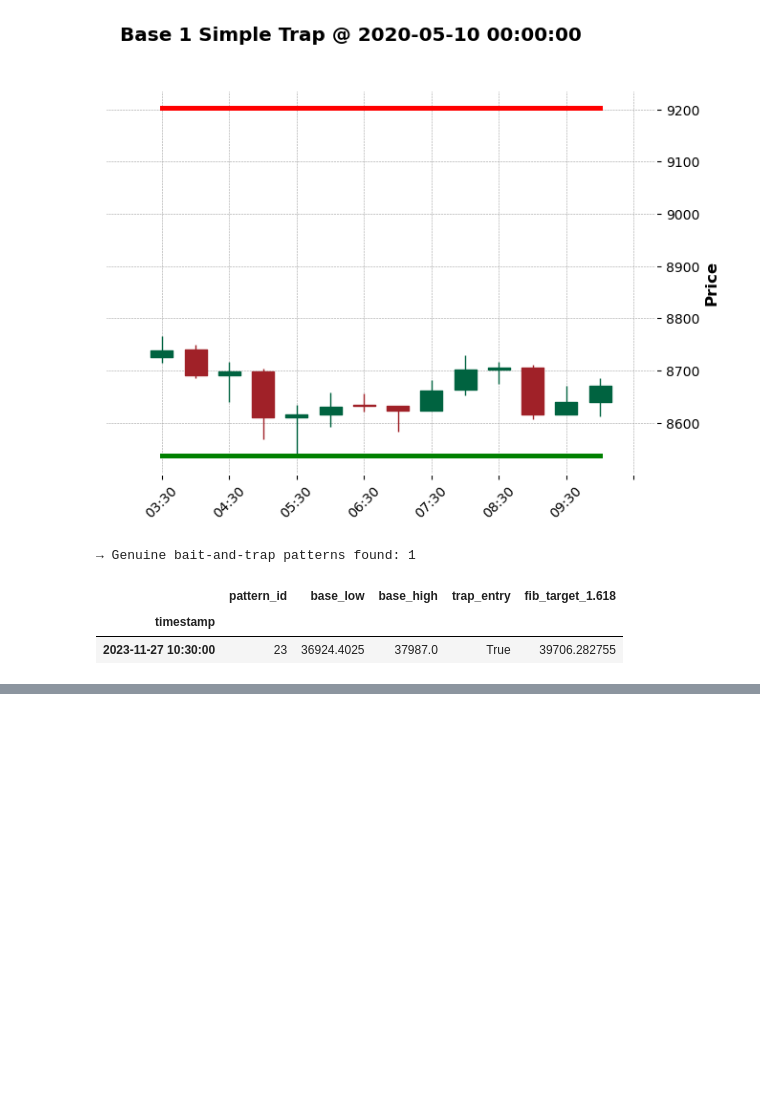
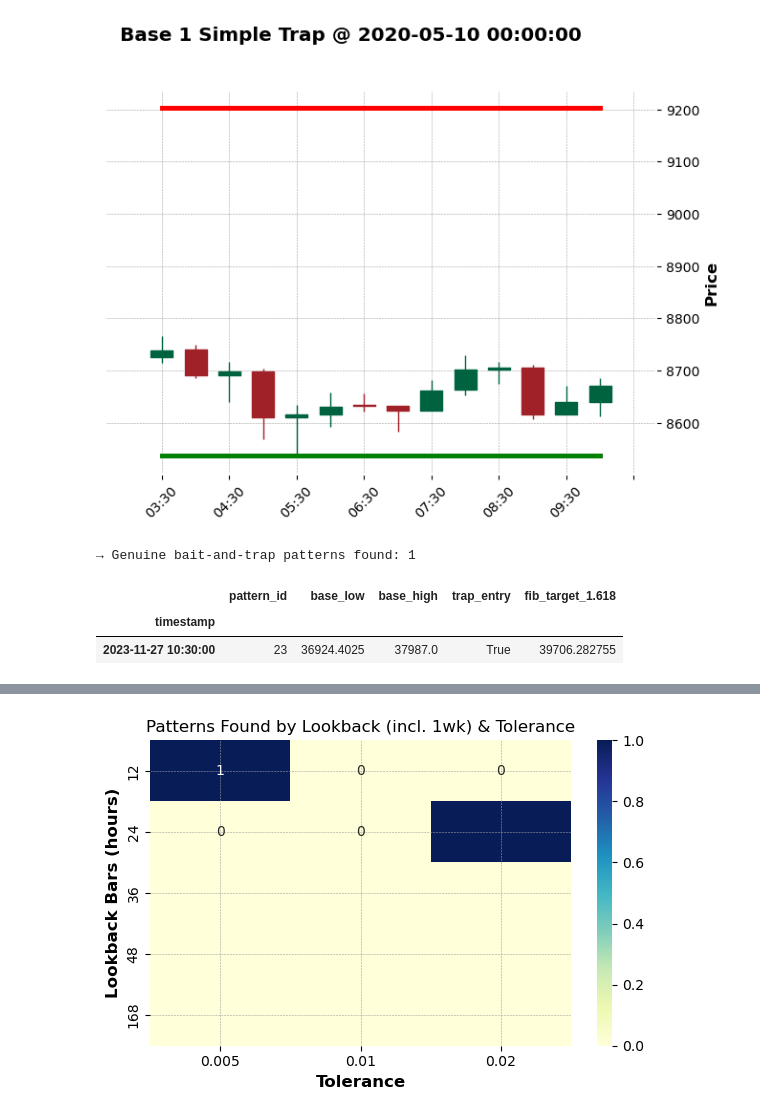
Before and after one commit to SarthakThakur0097/Crypto-analysis, a Jupyter notebook: main.ipynb, the cells around one changed output, grey strips where cells are left out. Drawn from its saved outputs; the diff is of its cells as text; code cells hidden in the pictures; blank space fills up the shorter version.

```diff
--- a/main.ipynb
+++ b/main.ipynb
@@ -1339,0 +1639,17 @@ Detected 2 bait‑and‑trap setups
+# %%
+from itertools import product
+from modules.bait_trap_finder import BaitTrapFinder
+
+# we already have df, indexed and sorted
+print("lookback\t tol\t patterns")
+for lookback, tol in product([24, 48, 72], [0.005, 0.01, 0.02]):
+    finder = BaitTrapFinder(
+        lookback_bars     = lookback,
+        equal_low_tol     = tol,
+        min_pivots        = 2,
+        fake_break_tol    = tol,
+        reentry_buffer    = tol,
+        max_pullback_bars = 144      # allow up to 6 days of pullback
+    )
+    pats = finder.find_patterns(df)
+    print(f"{lookback}\t{tol:.3f}\t{len(pats)}")
@@ -1339,0 +1812,68 @@ Detected 2 bait‑and‑trap setups
+# %%
+import os
+import sys
+# ensure your repo’s root is on the path so “modules” can be found
+sys.path.append(os.getcwd())
+
+import pandas as pd
+import matplotlib.pyplot as plt
+import seaborn as sns
+
+from modules.base_zone_detector import BaseZoneDetector
+from modules.bait_trap_finder    import BaitTrapFinder
+
+# ── 1) Load & index ───────────────────────────────────────────────────────
+df = (
+    pd.read_csv(
+        "Resampled/Additional_Features/BTCUSD_1h_features.csv",
+        parse_dates=["time"],
+        index_col="time"
+    )
+    .sort_index()
+)
+
+# ── 2) Define your parameter grid, including a 1-week lookback ─────────────
+lookback_vals = [12, 24, 36, 48, 168]   # 168h = 1 week
+tol_vals      = [0.005, 0.01, 0.02]     # 0.5%, 1%, 2%
+max_pullback  = 144                     # up to 6 days of pullback
+min_pivots    = 2
+
+# ── 3) Sweep over lookbacks & tolerances ───────────────────────────────────
+results = []
+for lb in lookback_vals:
+    for tol in tol_vals:
+        finder = BaitTrapFinder(
+            lookback_bars     = lb,
+            equal_low_tol     = tol,
+            min_pivots        = min_pivots,
+            fake_break_tol    = tol,
+            reentry_buffer    = tol,
+            max_pullback_bars = max_pullback
+        )
+        pats = finder.find_patterns(df)
+        results.append({
+            "lookback_bars":   lb,
+            "tolerance":       tol,
+            "patterns_found": len(pats)
+        })
+
+df_sweep = pd.DataFrame(results)
+
+# ── 4) Print & visualize ───────────────────────────────────────────────────
+print(df_sweep)
+
+# Pivot into a matrix for a heatmap
+pivot = df_sweep.pivot(
+    index='lookback_bars',
+    columns='tolerance',
+    values='patterns_found'
+)
+
+plt.figure(figsize=(6,4))
+sns.heatmap(pivot, annot=True, fmt="d", cmap="YlGnBu")
+plt.title("Patterns Found by Lookback (incl. 1wk) & Tolerance")
+plt.ylabel("Lookback Bars (hours)")
+plt.xlabel("Tolerance")
+plt.tight_layout()
+plt.show()
+# %% [output]
@@ -1339,0 +1896 @@ Detected 2 bait‑and‑trap setups
+[figure, added]
```
Also changed, not shown: parts of 22 cells of this notebook, 4 other files.
